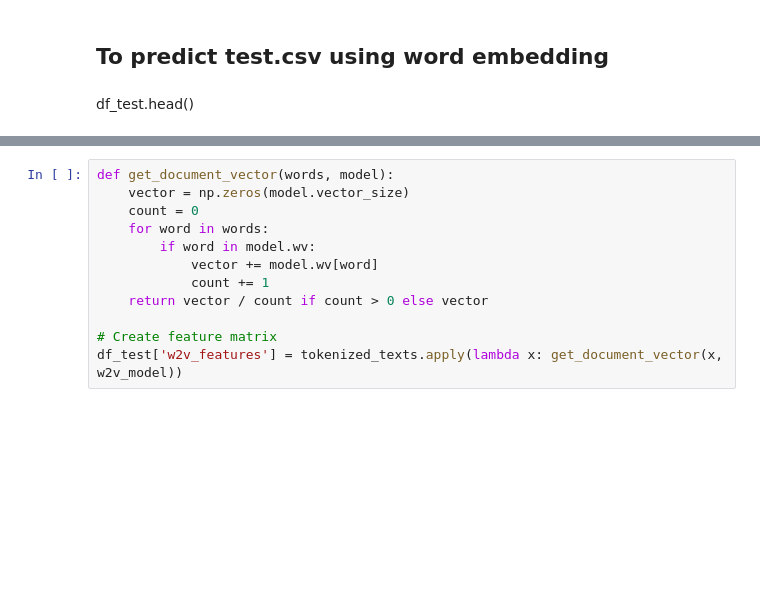
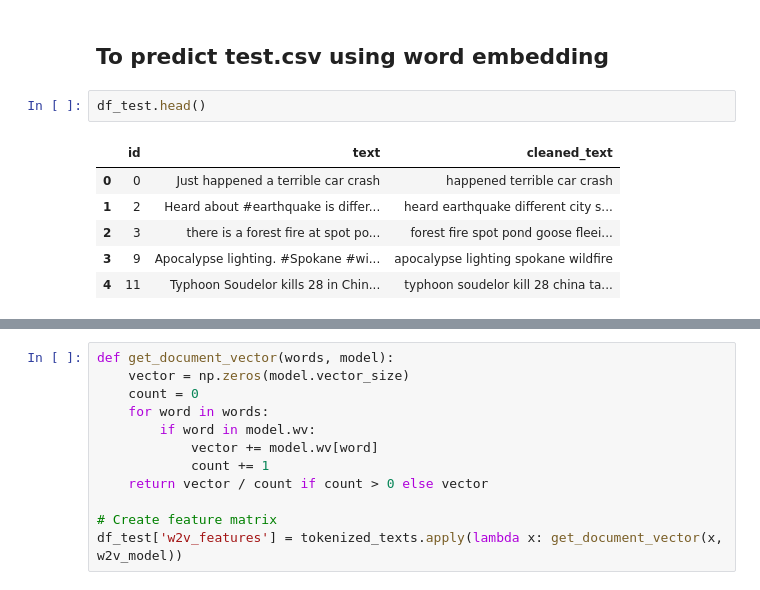
Before and after one commit to pranav9877/Pranav, a Jupyter notebook: DataCleaning1.ipynb, the cells around one changed output, grey strips where cells are left out. Saved outputs shown, nothing was run; the diff lists cells and outputs as text; blank space fills up the shorter version.

```diff
--- a/DataCleaning1.ipynb
+++ b/DataCleaning1.ipynb
@@ -228,7 +255,14 @@ print(classification_report(y_test, y_pred))
 # %% [markdown]
 ## To predict test.csv using word embedding
-# %% [markdown]
-df_test.head()
+# %%
+df_test.head()
+# %% [output]
+|  | id | text | cleaned_text |
+| 0 | 0 | Just happened a terrible car crash | happened terrible car crash |
+| 1 | 2 | Heard about #earthquake is differ... | heard earthquake different city s... |
+| 2 | 3 | there is a forest fire at spot po... | forest fire spot pond goose fleei... |
+| 3 | 9 | Apocalypse lighting. #Spokane #wi... | apocalypse lighting spokane wildfire |
+| 4 | 11 | Typhoon Soudelor kills 28 in Chin... | typhoon soudelor kill 28 china ta... |
 # %%
 # Prepare data for Word2Vec (list of tokenized words per document)
 tokenized_texts = df_test['cleaned_text'].apply(lambda x: x.split())
```
Also changed, not shown: parts of 14 cells of this notebook, 1 other file.
